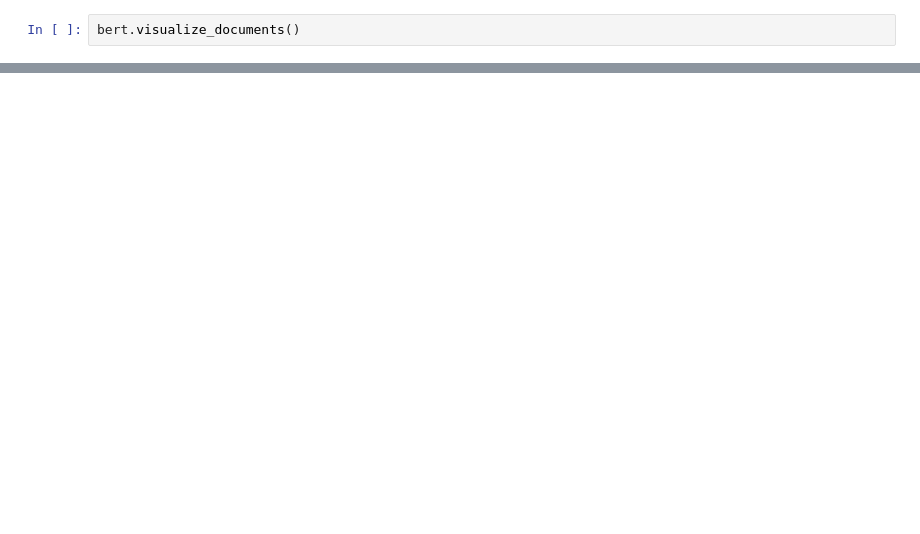
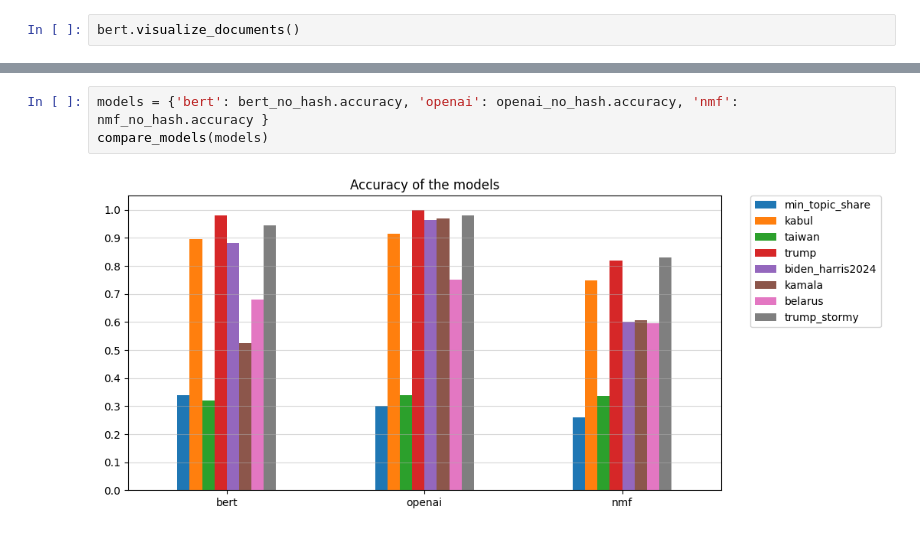
Before and after one commit to alessiogandelli/BERTopic_evaluation, a Jupyter notebook: src/notebooks/Supervised.ipynb, the cells around one changed output, grey strips where cells are left out. Drawn from its saved outputs; the diff is of its cells as text; blank space fills up the shorter version.

```diff
--- a/src/notebooks/Supervised.ipynb
+++ b/src/notebooks/Supervised.ipynb
@@ -353 +447,6 @@ bert.visualize_documents()
+# %%
+models = {'bert': bert_no_hash.accuracy, 'openai': openai_no_hash.accuracy, 'nmf': nmf_no_hash.accuracy }
+compare_models(models)
+# %% [output]
+[figure, added]
 # %%
```
Also changed, not shown: parts of 25 cells of this notebook, 4 other files.
